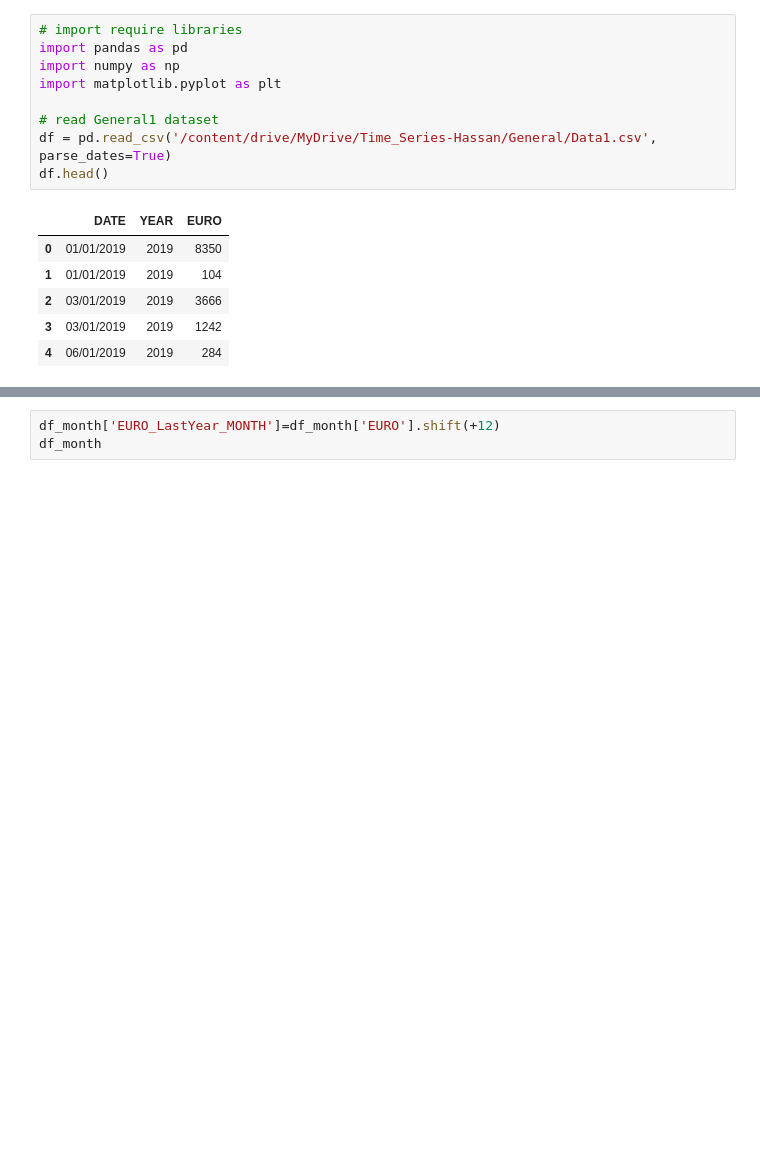
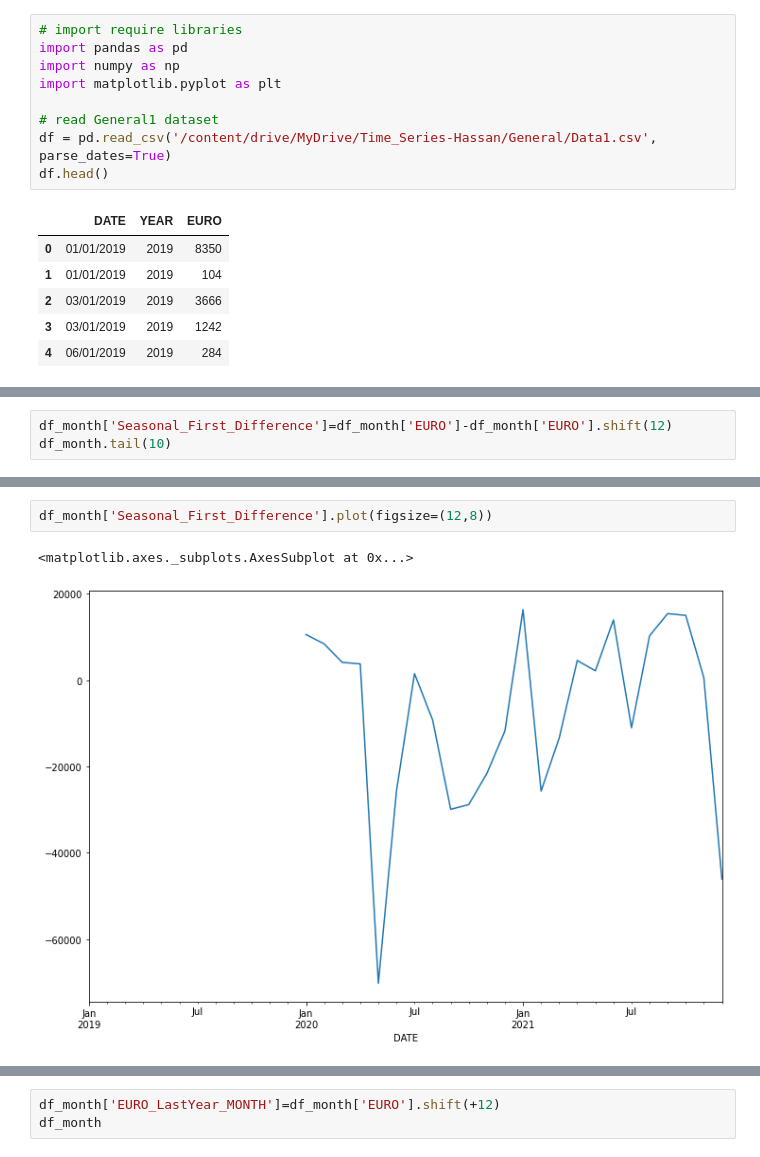
Before and after one commit to AbdulWajid99/Time_Series_Project, a Jupyter notebook: General1.ipynb, the cells around one changed output, grey strips where cells are left out. Cells and saved outputs as stored; diff of their text form; blank space fills up the shorter version.

```diff
--- a/General1.ipynb
+++ b/General1.ipynb
@@ -65,0 +118,3 @@ df_month.plot(figsize=(12,8))
+# %%
+df_month['Seasonal_First_Difference']=df_month['EURO']-df_month['EURO'].shift(12)
+df_month.tail(10)
@@ -65,0 +142,5 @@ df_month.plot(figsize=(12,8))
+# %%
+df_month['Seasonal_First_Difference'].plot(figsize=(12,8))
+# %% [output]
+<matplotlib.axes._subplots.AxesSubplot at 0x...>
+[figure, added]
```
Also changed, not shown: parts of 22 cells of this notebook.
